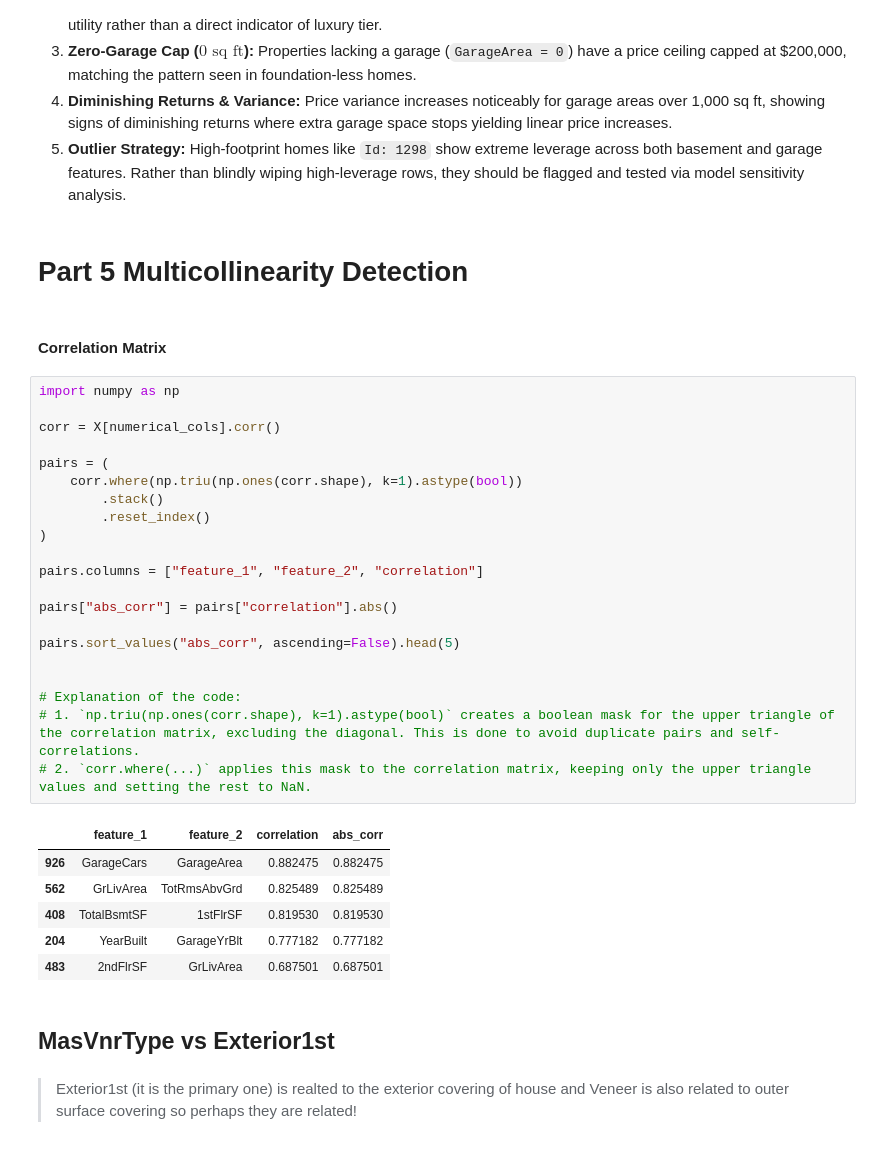
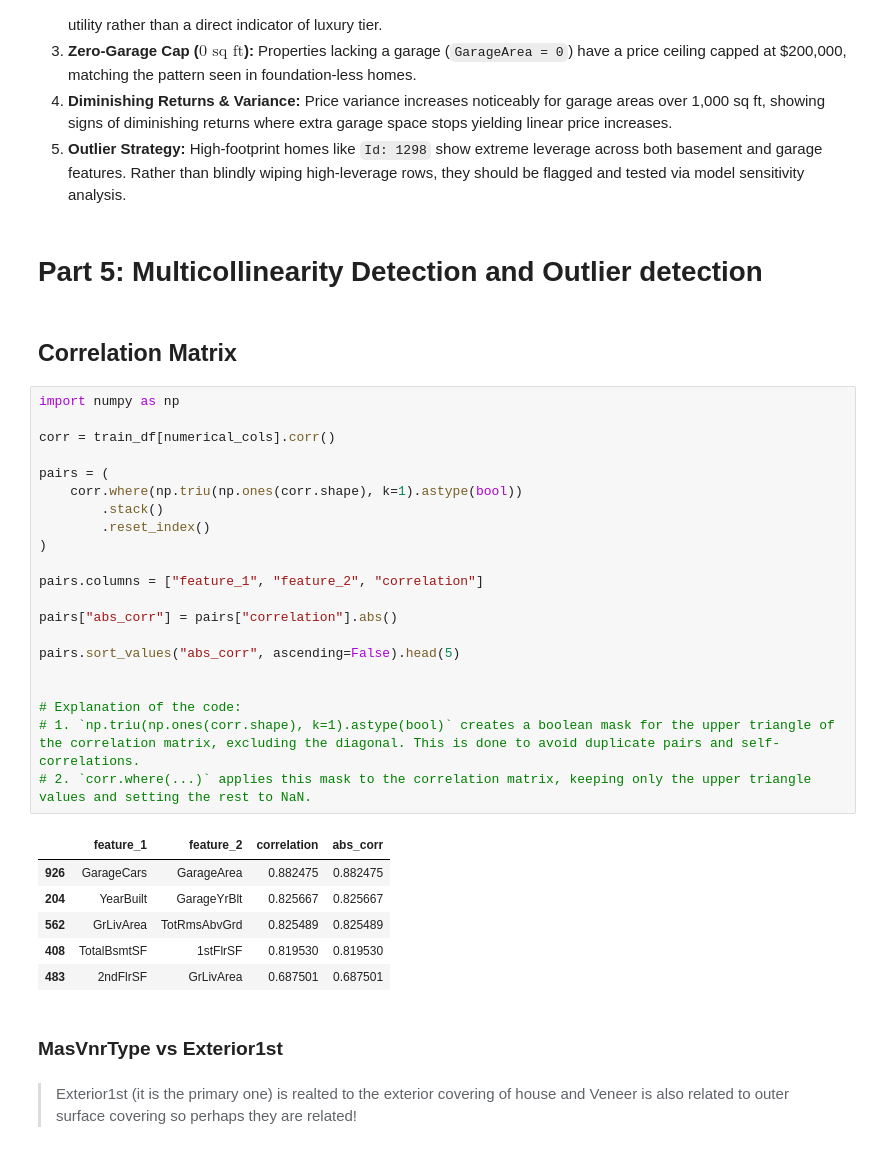
Before and after one commit to shivdt/house-price-prediction, a Jupyter notebook: notebooks/02_deep_eda_and_statistics.ipynb, the cells around one changed output. Saved outputs shown, nothing was run; the diff lists cells and outputs as text.

```diff
--- a/notebooks/02_deep_eda_and_statistics.ipynb
+++ b/notebooks/02_deep_eda_and_statistics.ipynb
@@ -1393,39 +1563,39 @@ pd.concat([df3, df4], axis=0).drop_duplicates()
 4. **Diminishing Returns & Variance:** Price variance increases noticeably for garage areas over 1,000 sq ft, showing signs of diminishing returns where extra garage space stops yielding linear price increases.
 5. **Outlier Strategy:** High-footprint homes like `Id: 1298` show extreme leverage across both basement and garage features. Rather than blindly wiping high-leverage rows, they should be flagged and tested via model sensitivity analysis.
 # %% [markdown]
-# **Part 5 Multicollinearity Detection**
+# **Part 5: Multicollinearity Detection and Outlier detection**
 # %% [markdown]
-#### Correlation Matrix
+## Correlation Matrix
 # %%
 import numpy as np
 
-corr = X[numerical_cols].corr()
+corr = train_df[numerical_cols].corr()
 
 pairs = (
     corr.where(np.triu(np.ones(corr.shape), k=1).astype(bool))
         .stack()
         .reset_index()
 )
 
 pairs.columns = ["feature_1", "feature_2", "correlation"]
 
 pairs["abs_corr"] = pairs["correlation"].abs()
 
 pairs.sort_values("abs_corr", ascending=False).head(5)
 
 
 # Explanation of the code:
 # 1. `np.triu(np.ones(corr.shape), k=1).astype(bool)` creates a boolean mask for the upper triangle of the correlation matrix, excluding the diagonal. This is done to avoid duplicate pairs and self-correlations.
 # 2. `corr.where(...)` applies this mask to the correlation matrix, keeping only the upper triangle values and setting the rest to NaN.
 # %% [output]
 |  | feature_1 | feature_2 | correlation | abs_corr |
 | 926 | GarageCars | GarageArea | 0.882475 | 0.882475 |
+| 204 | YearBuilt | GarageYrBlt | 0.825667 | 0.825667 |
 | 562 | GrLivArea | TotRmsAbvGrd | 0.825489 | 0.825489 |
 | 408 | TotalBsmtSF | 1stFlrSF | 0.819530 | 0.819530 |
-| 204 | YearBuilt | GarageYrBlt | 0.777182 | 0.777182 |
 | 483 | 2ndFlrSF | GrLivArea | 0.687501 | 0.687501 |
 # %% [markdown]
-## MasVnrType vs Exterior1st
+### MasVnrType vs Exterior1st
 # %% [markdown]
 > Exterior1st (it is the primary one) is realted to the exterior covering of house and Veneer is also related to outer surface covering so perhaps they are related!
 # %%
```
Also changed, not shown: parts of 37 cells of this notebook.
